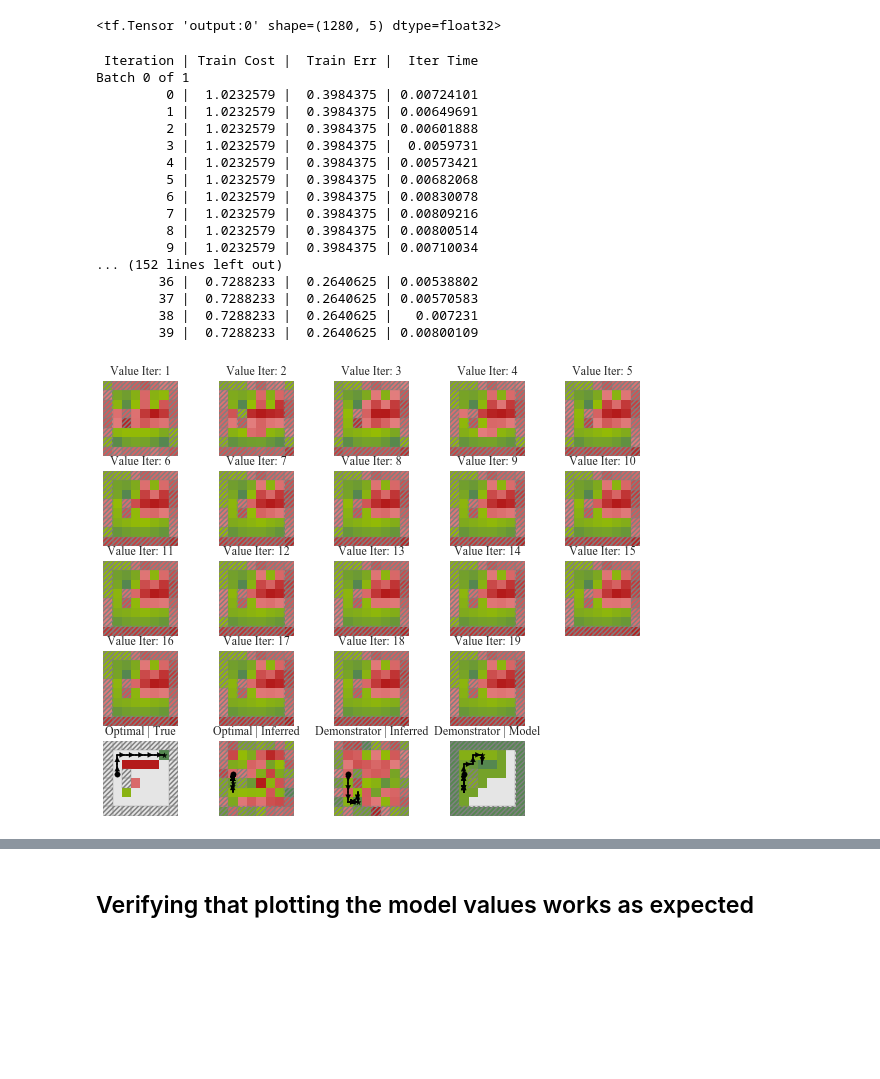
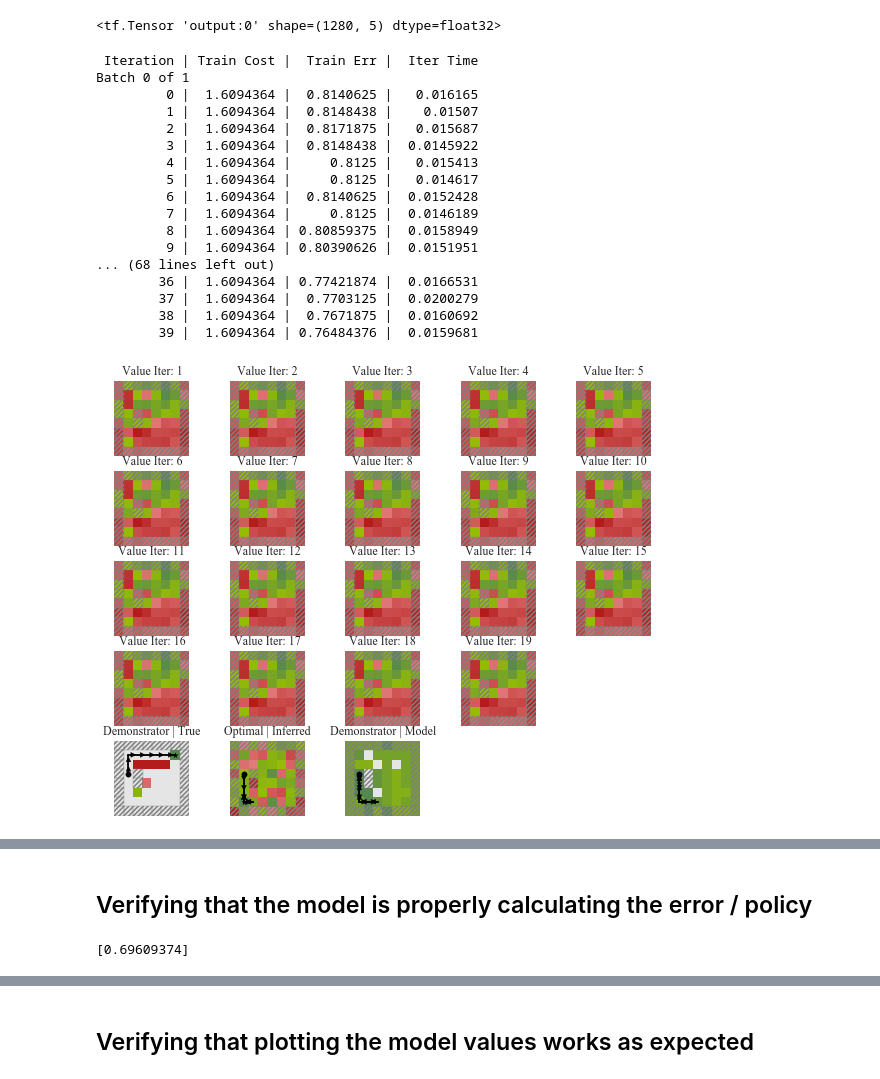
Before and after one commit to HumanCompatibleAI/learning_biases, a Jupyter notebook: Plotting Value Heat Map.ipynb, the cells around one changed output, grey strips where cells are left out. Cells and saved outputs as stored; diff of their text form; code cells hidden in the pictures; blank space fills up the shorter version.

Commit message:
* i have no idea why, but minimizing cost doesn't seem to work, and now reward err flatlines :/

```diff
--- a/Plotting Value Heat Map.ipynb
+++ b/Plotting Value Heat Map.ipynb
@@ -120,6 +192,7 @@ def normalize(vals):
 # %%
 fig, axes = plt.subplots(2, 3, figsize=(9, 6))
 
+w, r = repeat_vector(walls, reward)
 for ax, gr in zip(axes, grids[2:4]):
     walls, reward, start = GridworldMdp(gr).convert_to_numpy_input()
 
@@ -258,6 +332,7 @@ def train_reward(sess, image_data, reward_data, y_data, num_epochs, verbosity, b
 # generate_data_for_reward( agent, num_w/oreward)
 # y_irl = ydata = 4th return of generate data AKA labels
 imsize = 8
+num_actions = 5
 def generate_data_for_reward(mdp, agent):
     from utils import Distribution
     from gridworld import Direction
@@ -279,6 +354,8 @@ def generate_data_for_reward(mdp, agent):
 
     walls, rewards, start_state = mdp.convert_to_numpy_input()
     return action_dists
+# %%
+sess.run(tf.global_variables_initializer())
 # %%
 def visualize_inferred_on_grid(grid, train_agent, optimal_agent, ax, norm=False, ax_title=None,
                               num_epochs=40, verbosity=3):
@@ -345,7 +422,7 @@ def plot_vis_grid(grid, train_agent, optimal_agent=None, fname="ValueMapComparis
     """
     if optimal_agent is None:
         optimal_agent = FastOptimalAgent(beta=1.0)
-    NUM_LAST = 4
+    NUM_LAST = 3
     if num_cols < NUM_LAST:
         raise ValueError("Need at least 3 columns to visualize inferred reward's relationship to true reward")
     # Calculate the number of rows to see every value iteration in the VIN
@@ -369,16 +446,16 @@ def plot_vis_grid(grid, train_agent, optimal_agent=None, fname="ValueMapComparis
                 ax.set_visible(False)
 
     last_row = axes[-1, :]
-    # Optimal Agent | True Reward
-    plot_trajectory(walls, reward, start, optimal_agent, fig, last_row[0])
-    plot_reward(reward, walls, "Optimal | True", fig, last_row[0])
+    # Demonstrator Agent | True Reward
+    plot_trajectory(walls, reward, start, train_agent, fig, last_row[0])
+    plot_reward(reward, walls, "Demonstrator | True", fig, last_row[0])
     # Optimal Agent | Inferred Reward
     visualize_inferred_on_grid(grid, train_agent, optimal_agent, last_row[1], ax_title="Optimal | Inferred")
     # Train Agent | Inferred Reward
-    visualize_inferred_on_grid(grid, train_agent, train_agent, last_row[2], ax_title='Demonstrator | Inferred')
-    # Optimal | Model's Values
-    vals = plot_models_best_trajectory(mdp, train_agent, fig, last_row[3])
-    plot_reward(vals, walls, "Demonstrator | Model", fig, last_row[3])
+#     visualize_inferred_on_grid(grid, train_agent, train_agent, last_row[2], ax_title='Demonstrator | Inferred')
+    # Demonstrator | Model's Values
+    vals = plot_models_best_trajectory(mdp, train_agent, fig, last_row[2])
+    plot_reward(vals, walls, "Demonstrator | Model", fig, last_row[2])
     for ax in last_row[NUM_LAST:]:
         ax.set_visible(False)
     fig.savefig(fname, dpi=150)
@@ -444,24 +521,24 @@ graph.get_tensor_by_name('output:0')
 <tf.Tensor 'output:0' shape=(1280, 5) dtype=float32>
 # %%
 train_agent = FastOptimalAgent(beta=1.0)
-plot_vis_grid(grids[2], train_agent, fname='ValueMapComparison-gr1.jpg')
-plot_vis_grid(grids[3], train_agent, fname='ValueMapComparison-gr2.jpg')
+plot_vis_grid(grids[2], train_agent, fname='ValueMapComparison-gr1-b.jpg')
+plot_vis_grid(grids[3], train_agent, fname='ValueMapComparison-gr2-b.jpg')
 # %% [output]
  Iteration | Train Cost |  Train Err |  Iter Time
 Batch 0 of 1
-         0 |  1.0232579 |  0.3984375 | 0.00724101
-         1 |  1.0232579 |  0.3984375 | 0.00649691
-         2 |  1.0232579 |  0.3984375 | 0.00601888
-         3 |  1.0232579 |  0.3984375 |  0.0059731
-         4 |  1.0232579 |  0.3984375 | 0.00573421
-         5 |  1.0232579 |  0.3984375 | 0.00682068
-         6 |  1.0232579 |  0.3984375 | 0.00830078
-         7 |  1.0232579 |  0.3984375 | 0.00809216
-         8 |  1.0232579 |  0.3984375 | 0.00800514
-         9 |  1.0232579 |  0.3984375 | 0.00710034
-... (152 lines left out)
-        36 |  0.7288233 |  0.2640625 | 0.00538802
-        37 |  0.7288233 |  0.2640625 | 0.00570583
-        38 |  0.7288233 |  0.2640625 |   0.007231
-        39 |  0.7288233 |  0.2640625 | 0.00800109
+         0 |  1.6094364 |  0.8140625 |   0.016165
+         1 |  1.6094364 |  0.8148438 |    0.01507
+         2 |  1.6094364 |  0.8171875 |   0.015687
+         3 |  1.6094364 |  0.8148438 |  0.0145922
+         4 |  1.6094364 |     0.8125 |   0.015413
+         5 |  1.6094364 |     0.8125 |   0.014617
+         6 |  1.6094364 |  0.8140625 |  0.0152428
+         7 |  1.6094364 |     0.8125 |  0.0146189
+         8 |  1.6094364 | 0.80859375 |  0.0158949
+         9 |  1.6094364 | 0.80390626 |  0.0151951
+... (68 lines left out)
+        36 |  1.6094364 | 0.77421874 |  0.0166531
+        37 |  1.6094364 |  0.7703125 |  0.0200279
+        38 |  1.6094364 |  0.7671875 |  0.0160692
+        39 |  1.6094364 | 0.76484376 |  0.0159681
-[figure, old version]
+[figure, new version]
@@ -468,0 +546,20 @@ Batch 0 of 1
+# %% [markdown]
+## Verifying that the model is properly calculating the error / policy
+# %%
+mdp = GridworldMdp(grids[2])
+walls, reward, start = mdp.convert_to_numpy_input()
+
+dists = generate_data_for_reward(mdp, FastOptimalAgent(beta=1.0))
+
+w, r = repeat_vector(np.zeros_like(walls), np.ones_like(reward))
+ys = repeat_vector(dists, dists)[0]
+fd = {
+    "image:0": w,
+    "reward_input:0":r,
+    "y:0": ys
+}
+sess.run([err], feed_dict=fd)
+# Why is the error so high on this?? Shouldn't it have learned better??
+sess.run([])
+# %% [output]
+[0.69609374]
```
Also changed, not shown: parts of 16 cells of this notebook, 1 other file.
